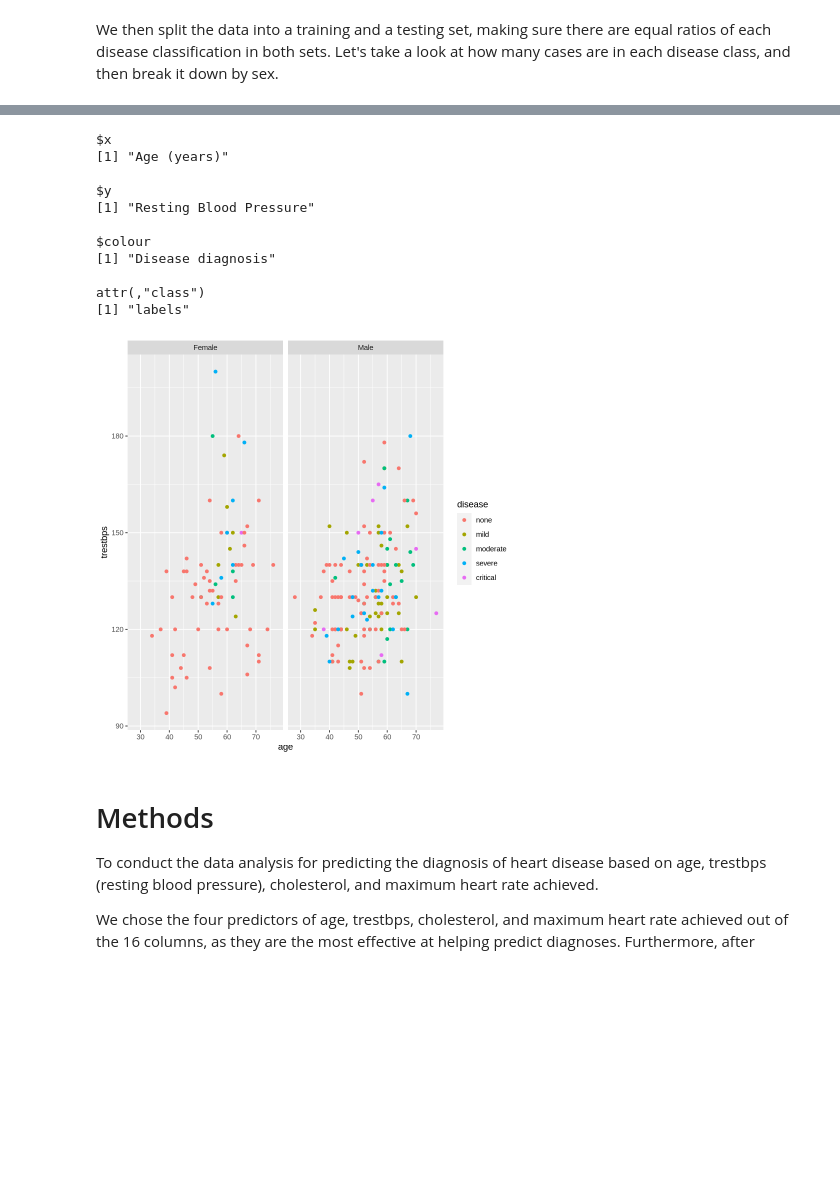
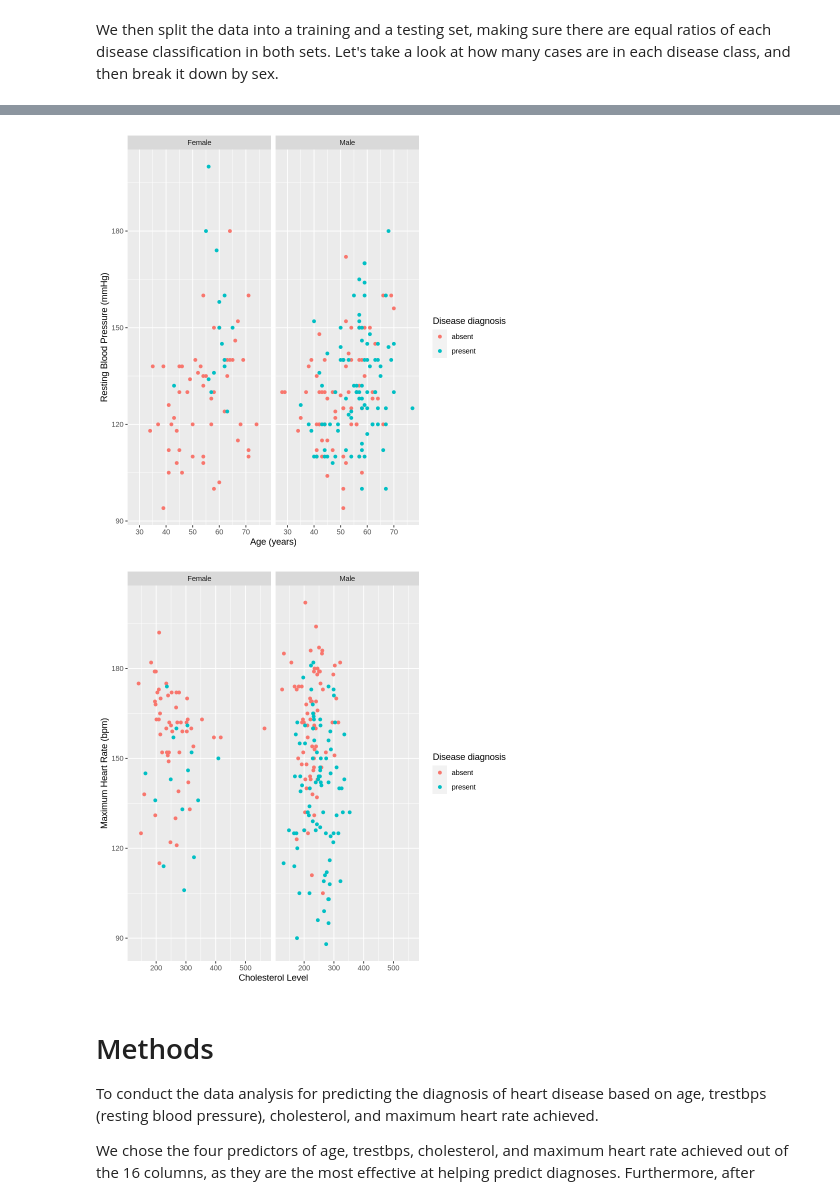
Before and after one commit to chiefpat450119/HeartDiseaseClassifier, a Jupyter notebook: Project_Notebook.ipynb, the cells around one changed output, grey strips where cells are left out. Cells and saved outputs as stored; diff of their text form; code cells hidden in the pictures; blank space fills up the shorter version.

Commit message:
Finished visualisations

```diff
--- a/Project_Notebook.ipynb
+++ b/Project_Notebook.ipynb
@@ -107,0 +124,3 @@ There is a difference in the distribution of cases between male and female patie
+# %%
+heart_train <- mutate(heart_train, disease = case_when(disease == "absent" ~ "absent", TRUE ~ "present"))
+heart_train
@@ -108,23 +137,23 @@ There is a difference in the distribution of cases between male and female patie
 # %%
-# TODO: Add Graphs with facet grid male and female, change classes to disease and no disease
-heart_age_bp_plot <- ggplot(heart_train, aes(x = age, y = trestbps, color = disease)) +
+# Let's look at how two of predictor variables correlate with heart disease.
+heart_age_bp_plot <- heart_train |>
+ggplot(aes(x = age, y = trestbps, color = disease)) +
 geom_point() +
+labs(x = "Age (years)", y = "Resting Blood Pressure (mmHg)", color = "Disease diagnosis") +
 facet_grid(cols = (vars(sex)))
-labs(x = "Age (years)", y = "Resting Blood Pressure", color = "Disease diagnosis")
+
 heart_age_bp_plot
 # %% [output]
-$x
-[1] "Age (years)"
-
-$y
-[1] "Resting Blood Pressure"
-
-$colour
-[1] "Disease diagnosis"
-
-attr(,"class")
-[1] "labels"
-[figure, old version]
+[figure, new version]
+# %%
+# Now the other two predictor variables
+heart_chol_hr_plot <- ggplot(heart_train, aes(x = chol, y = thalch, color = disease)) +
+geom_point() +
+labs(x = "Cholesterol Level", y = "Maximum Heart Rate (bpm)", color = "Disease diagnosis") +
+facet_grid(cols = (vars(sex)))
+heart_chol_hr_plot
+# %% [output]
+[figure, added]
 # %% [markdown]
 # Methods
 To conduct the data analysis for predicting the diagnosis of heart disease based on age, trestbps (resting blood pressure), cholesterol, and maximum heart rate achieved.
```
Also changed, not shown: parts of 7 cells of this notebook.
